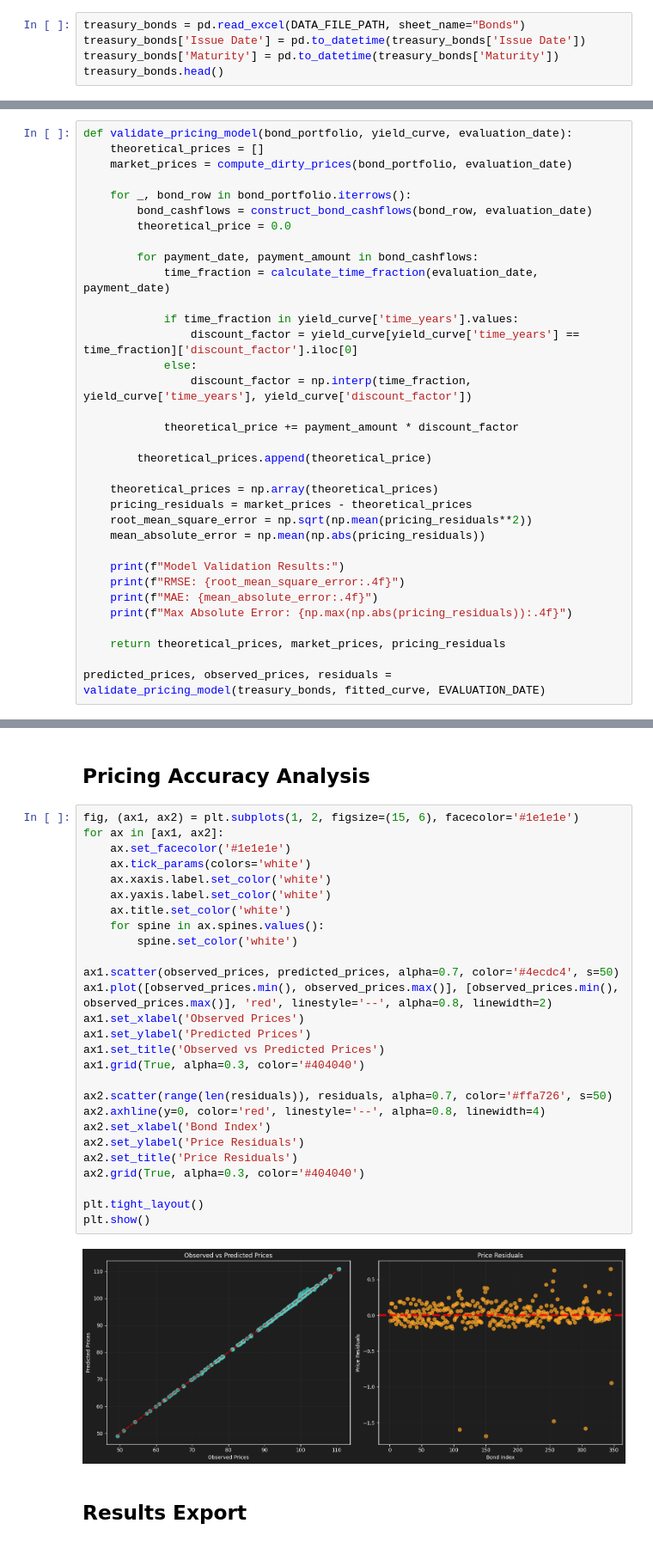
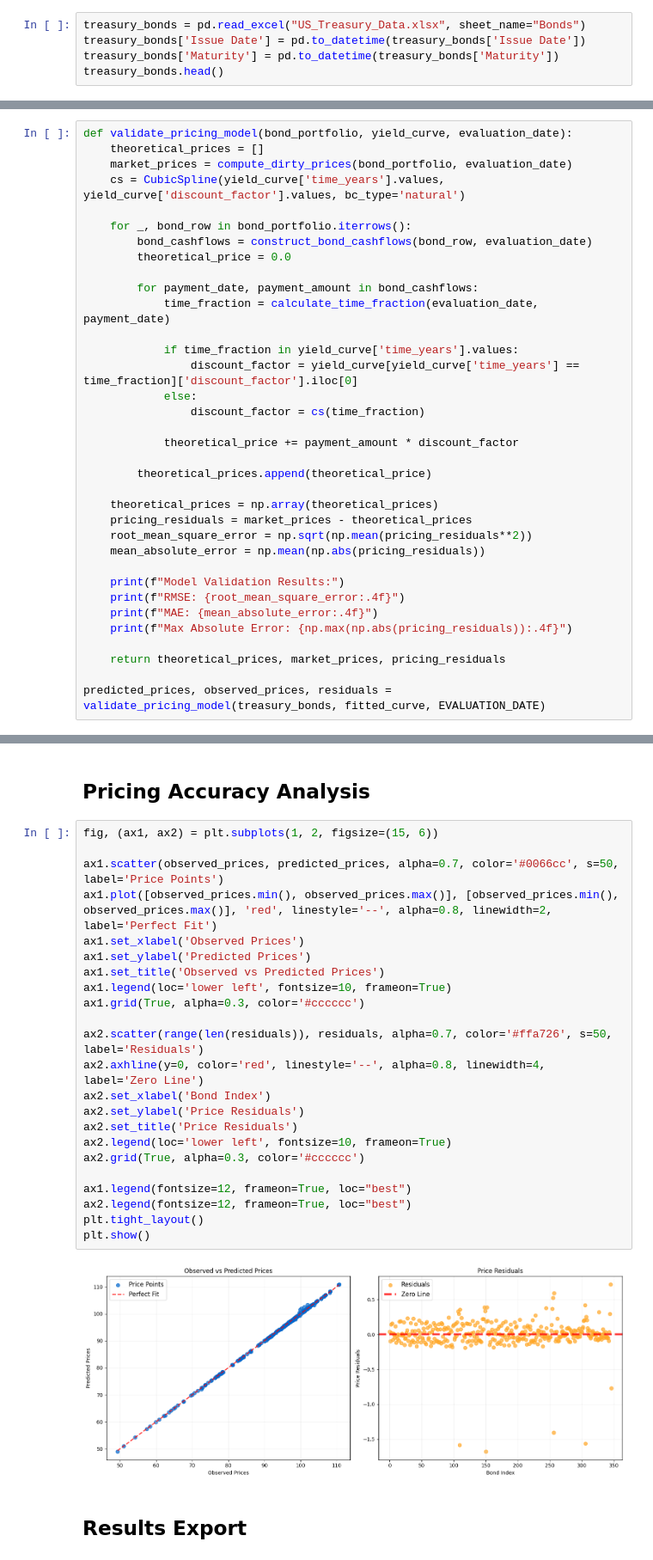
Before and after one commit to IshaPatro/Yield-Curve-Valuation, a Jupyter notebook: yield_curve_construction.ipynb, the cells around one changed output, grey strips where cells are left out. Shown: that part at 86% size. Saved outputs shown, nothing was run; the diff lists cells and outputs as text.

```diff
--- a/yield_curve_construction.ipynb
+++ b/yield_curve_construction.ipynb
@@ -14,7 +17,7 @@ DATA_FILE_PATH = "US_Treasury_Data.xlsx"
 # %% [markdown]
 ## Data Loading and Preparation
 # %%
-treasury_bonds = pd.read_excel(DATA_FILE_PATH, sheet_name="Bonds")
+treasury_bonds = pd.read_excel("US_Treasury_Data.xlsx", sheet_name="Bonds")
 treasury_bonds['Issue Date'] = pd.to_datetime(treasury_bonds['Issue Date'])
 treasury_bonds['Maturity'] = pd.to_datetime(treasury_bonds['Maturity'])
 treasury_bonds.head()
@@ -265,6 +278,7 @@ $$P_{\text{theoretical}} = \sum_{i=1}^{n} C_i \times D(t_i)$$
 def validate_pricing_model(bond_portfolio, yield_curve, evaluation_date):
     theoretical_prices = []
     market_prices = compute_dirty_prices(bond_portfolio, evaluation_date)
+    cs = CubicSpline(yield_curve['time_years'].values, yield_curve['discount_factor'].values, bc_type='natural')
 
     for _, bond_row in bond_portfolio.iterrows():
         bond_cashflows = construct_bond_cashflows(bond_row, evaluation_date)
@@ -276,7 +290,7 @@ def validate_pricing_model(bond_portfolio, yield_curve, evaluation_date):
             if time_fraction in yield_curve['time_years'].values:
                 discount_factor = yield_curve[yield_curve['time_years'] == time_fraction]['discount_factor'].iloc[0]
             else:
-                discount_factor = np.interp(time_fraction, yield_curve['time_years'], yield_curve['discount_factor'])
+                discount_factor = cs(time_fraction)
 
             theoretical_price += payment_amount * discount_factor
 
@@ -303,34 +317,30 @@ Max Absolute Error: 1.6871
 # %% [markdown]
 ## Pricing Accuracy Analysis
 # %%
-fig, (ax1, ax2) = plt.subplots(1, 2, figsize=(15, 6), facecolor='#1e1e1e')
-for ax in [ax1, ax2]:
-    ax.set_facecolor('#1e1e1e')
-    ax.tick_params(colors='white')
-    ax.xaxis.label.set_color('white')
-    ax.yaxis.label.set_color('white')
-    ax.title.set_color('white')
-    for spine in ax.spines.values():
-        spine.set_color('white')
+fig, (ax1, ax2) = plt.subplots(1, 2, figsize=(15, 6))
 
-ax1.scatter(observed_prices, predicted_prices, alpha=0.7, color='#4ecdc4', s=50)
-ax1.plot([observed_prices.min(), observed_prices.max()], [observed_prices.min(), observed_prices.max()], 'red', linestyle='--', alpha=0.8, linewidth=2)
+ax1.scatter(observed_prices, predicted_prices, alpha=0.7, color='#0066cc', s=50, label='Price Points')
+ax1.plot([observed_prices.min(), observed_prices.max()], [observed_prices.min(), observed_prices.max()], 'red', linestyle='--', alpha=0.8, linewidth=2, label='Perfect Fit')
 ax1.set_xlabel('Observed Prices')
 ax1.set_ylabel('Predicted Prices')
 ax1.set_title('Observed vs Predicted Prices')
-ax1.grid(True, alpha=0.3, color='#404040')
+ax1.legend(loc='lower left', fontsize=10, frameon=True)
+ax1.grid(True, alpha=0.3, color='#cccccc')
 
-ax2.scatter(range(len(residuals)), residuals, alpha=0.7, color='#ffa726', s=50)
-ax2.axhline(y=0, color='red', linestyle='--', alpha=0.8, linewidth=4)
+ax2.scatter(range(len(residuals)), residuals, alpha=0.7, color='#ffa726', s=50, label='Residuals')
+ax2.axhline(y=0, color='red', linestyle='--', alpha=0.8, linewidth=4, label='Zero Line')
 ax2.set_xlabel('Bond Index')
 ax2.set_ylabel('Price Residuals')
 ax2.set_title('Price Residuals')
-ax2.grid(True, alpha=0.3, color='#404040')
+ax2.legend(loc='lower left', fontsize=10, frameon=True)
+ax2.grid(True, alpha=0.3, color='#cccccc')
 
+ax1.legend(fontsize=12, frameon=True, loc="best")
+ax2.legend(fontsize=12, frameon=True, loc="best")
 plt.tight_layout()
 plt.show()
 # %% [output]
-[figure, old version]
+[figure, new version]
 # %% [markdown]
 ## Results Export
 # %%
```
Also changed, not shown: parts of 9 cells of this notebook, 5 other files.
